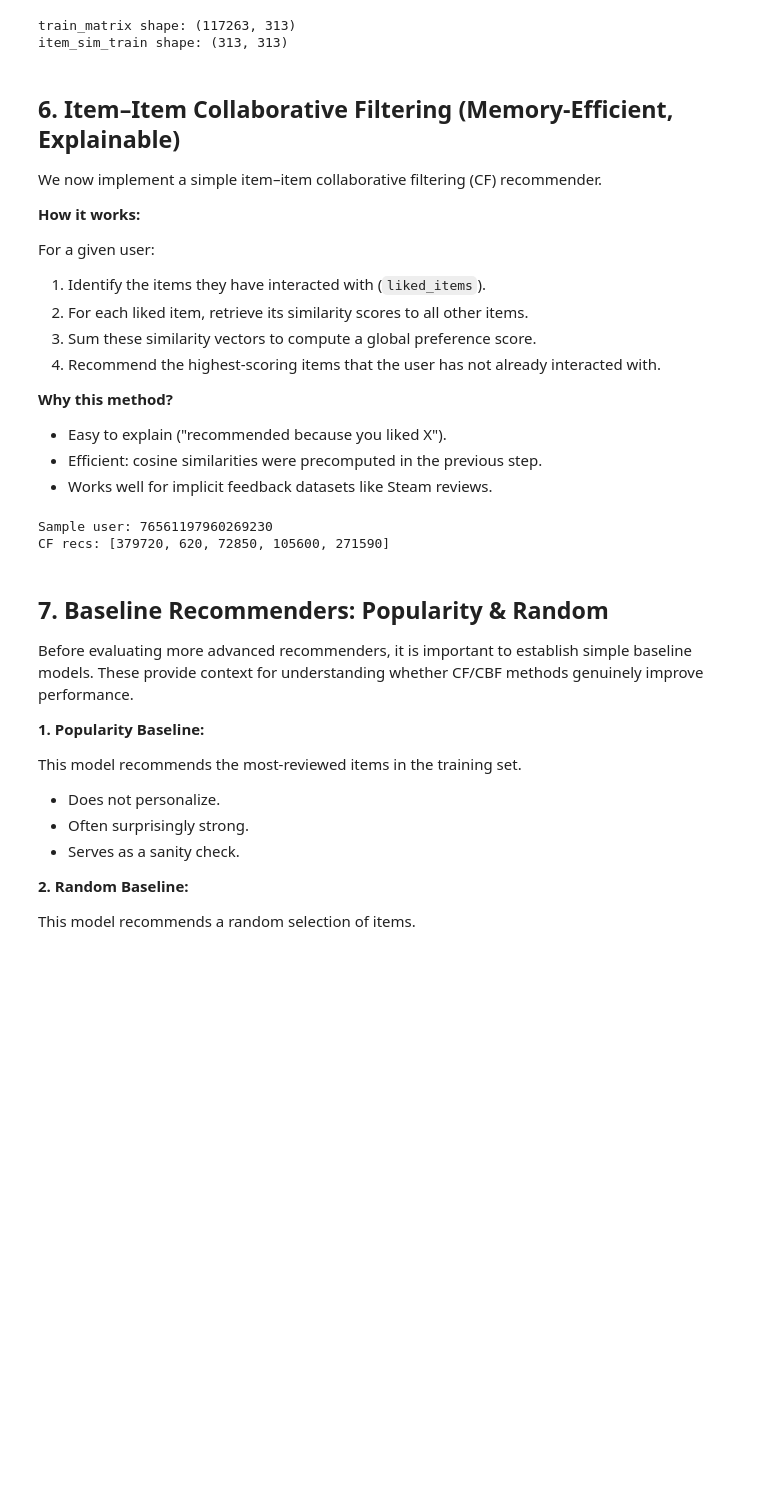
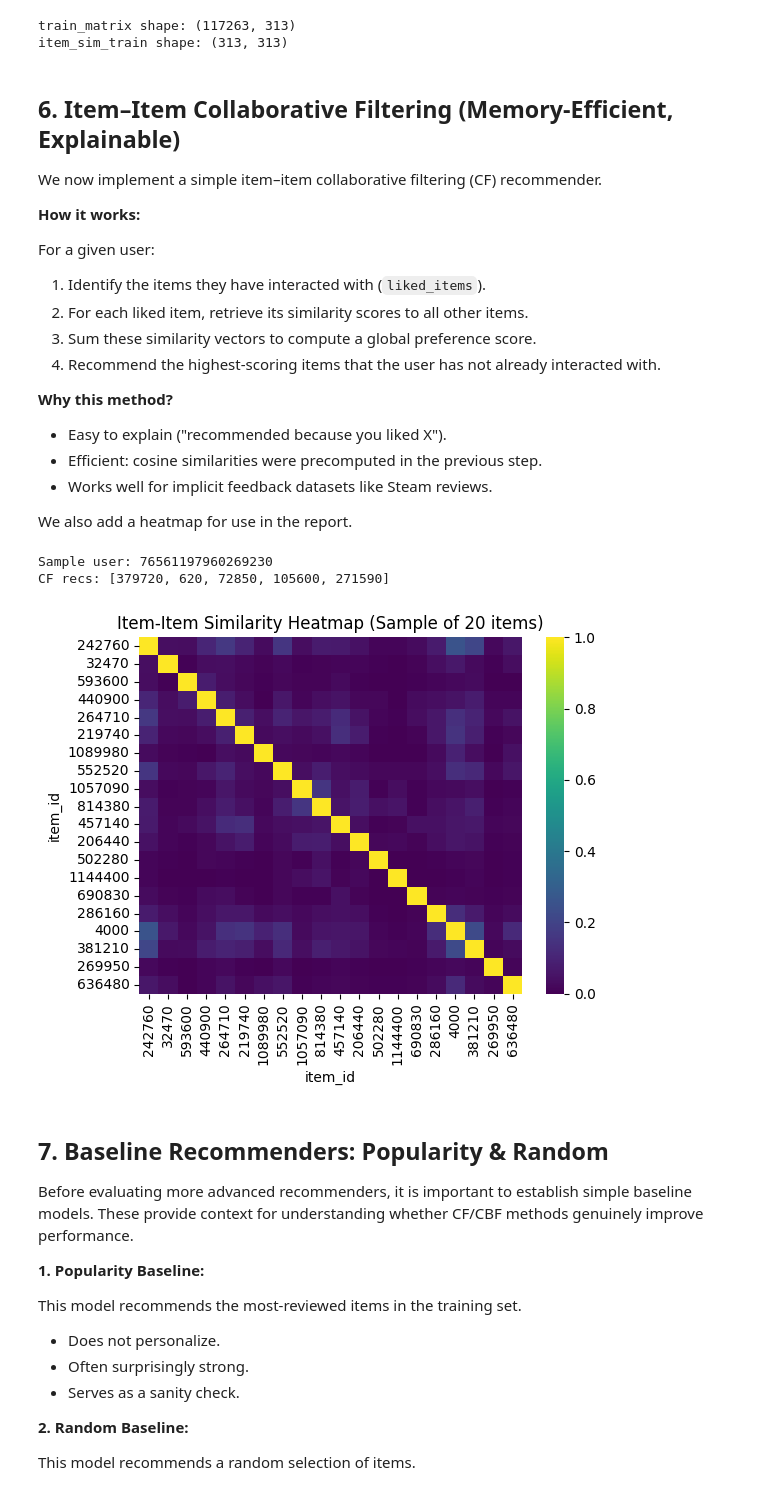
Before and after one commit to jonaslefdal/RecommenderSystem, a Jupyter notebook: notebooks/recommender_system.ipynb, the cells around one changed output. Saved outputs shown, nothing was run; the diff lists cells and outputs as text; code cells hidden in the pictures; blank space fills up the shorter version.

```diff
--- a/notebooks/recommender_system.ipynb
+++ b/notebooks/recommender_system.ipynb
@@ -228,32 +229,46 @@ For a given user:
 - Easy to explain ("recommended because you liked X").
 - Efficient: cosine similarities were precomputed in the previous step.
 - Works well for implicit feedback datasets like Steam reviews.
+
+We also add a heatmap for use in the report.
 # %%
 # Item-item collaborative filtering (simple, explainable)
 all_items = list(train_matrix.columns)
 
 def recommend_cf_item_item(user_id, top_k=10):
     if user_id not in train_matrix.index:
         return []
     user_ratings = train_matrix.loc[user_id]
     liked_items = user_ratings[user_ratings > 0].index.tolist()
     if len(liked_items) == 0:
         return []
     scores = np.zeros(len(item_sim_train))
     for item in liked_items:
         scores += item_sim_train.loc[item].values
     recommended_indices = np.argsort(scores)[::-1]
     recommended_items = item_sim_train.index[recommended_indices]
     recommended_items = [i for i in recommended_items if i not in liked_items]
     return list(recommended_items[:top_k])
 
 # quick sanity test
 sample_user = train_matrix.index[0]
 print('Sample user:', sample_user)
 print('CF recs:', recommend_cf_item_item(sample_user, 5))
+
+# Item-item similarity heatmap
+sample_items = item_sim_train.sample(20).index
+sim_sample = item_sim_train.loc[sample_items, sample_items]
+
+plt.figure(figsize=(6,5))
+sns.heatmap(sim_sample, cmap="viridis")
+plt.title("Item-Item Similarity Heatmap (Sample of 20 items)")
+plt.tight_layout()
+plt.savefig("item_item_similarity.png", dpi=300)
+plt.show()
 # %% [output]
 Sample user: 76561197960269230
 CF recs: [379720, 620, 72850, 105600, 271590]
+[figure, added]
 # %% [markdown]
 ## 7. Baseline Recommenders: Popularity & Random
 
```
Also changed, not shown: parts of 11 cells of this notebook, 7 other files.
